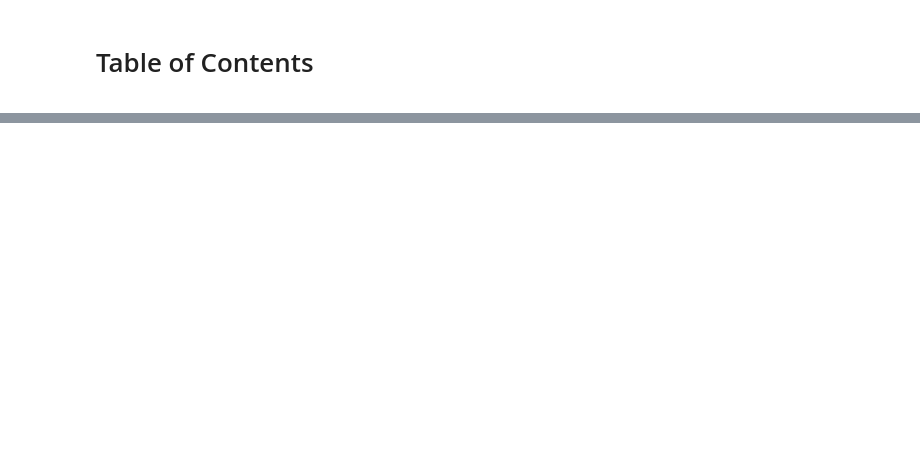
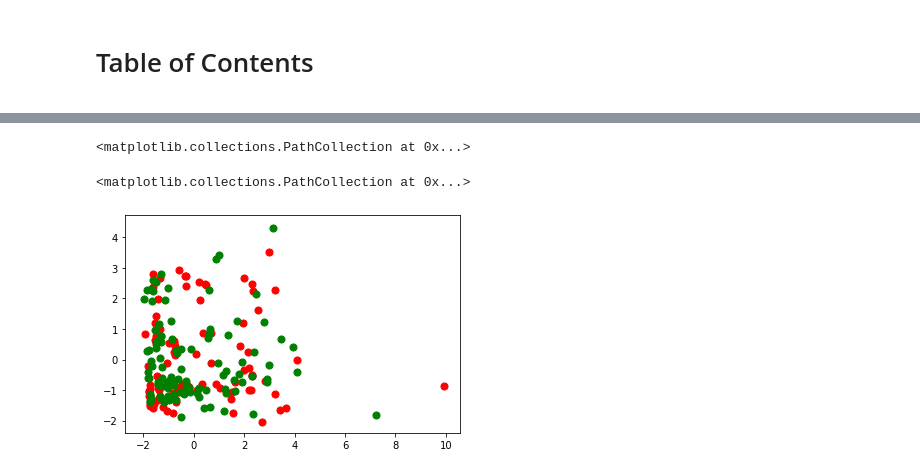
Before and after one commit to timpostuvan/link-prediction-facebook100, a Jupyter notebook: Feature Analysis.ipynb, the cells around one changed output, grey strips where cells are left out. Cells and saved outputs as stored; diff of their text form; code cells hidden in the pictures; blank space fills up the shorter version.

```diff
--- a/Feature Analysis.ipynb
+++ b/Feature Analysis.ipynb
@@ -403,0 +99,11 @@ test_data.to_csv('node2vec_test.csv.gz', compression='gzip',index=False,sep='\t'
+# %%
+path = './data/'
+top_data = pd.read_csv('./data/topological_train_filtered.data', sep='\t')
+top_data.head()
+
+top_data = top_data.sample(n=200)
+X = top_data.drop(columns=['label']).values
+y = top_data['label'].values
+
+X = StandardScaler().fit_transform(X)
+X.shape
@@ -403,0 +118,19 @@ test_data.to_csv('node2vec_test.csv.gz', compression='gzip',index=False,sep='\t'
+# %%
+pca = PCA(n_components=2)
+principalComponents = pca.fit_transform(X)
+principalDf = pd.DataFrame(
+    data=principalComponents,
+    columns=['principal component 1', 'principal component 2'])
+finalDf = pd.concat([principalDf, pd.Series(emb_data['label'].values)], axis = 1,ignore_index=True)
+
+colors = ['r', 'g']
+for i, color in enumerate(colors):
+    indicesToKeep = finalDf[2] == i
+    plt.scatter(finalDf.loc[indicesToKeep, 0],
+               finalDf.loc[indicesToKeep, 1],
+               c=color,
+               s=50)
+# %% [output]
+<matplotlib.collections.PathCollection at 0x...>
+<matplotlib.collections.PathCollection at 0x...>
+[figure, added]
```
Also changed, not shown: parts of 40 cells of this notebook, 27 other files.
